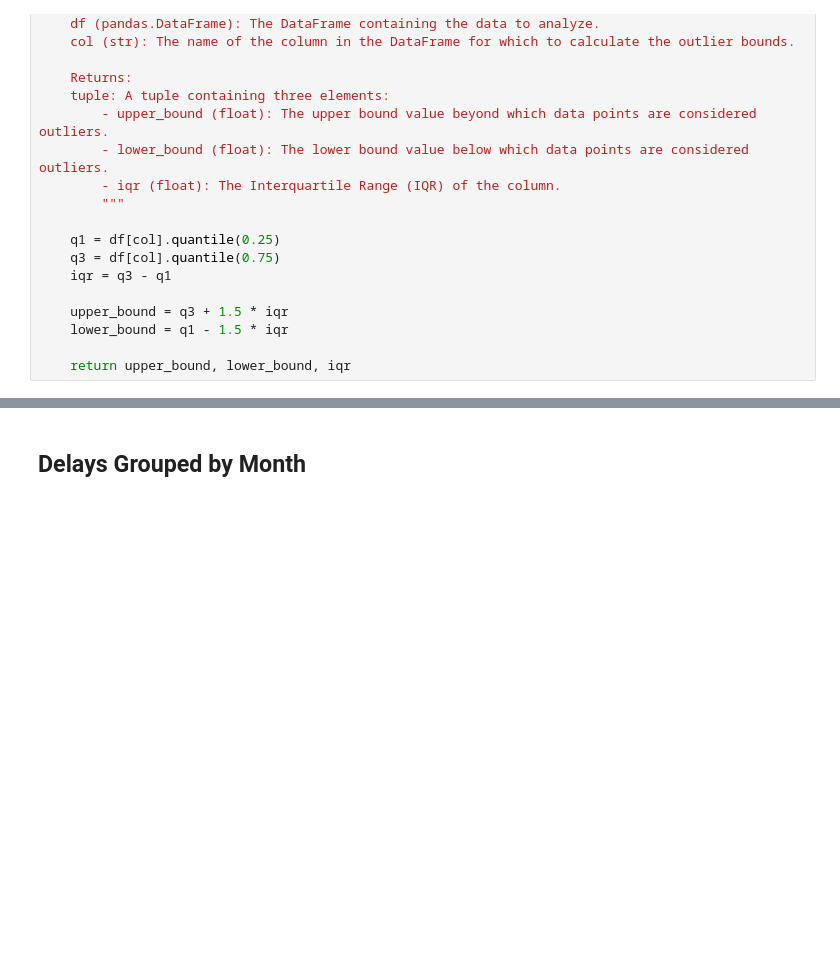
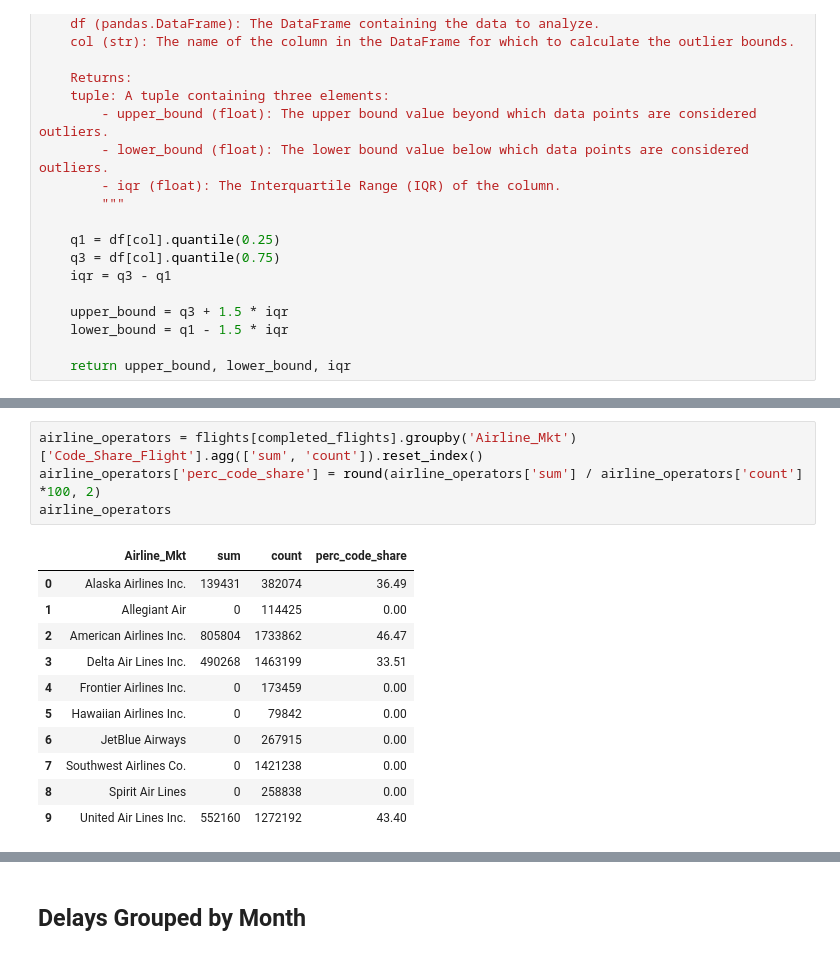
Before and after one commit to dezertdweller/flight-cancellations, a Jupyter notebook: notebooks/exploratory-data-analysis.ipynb, the cells around one changed output, grey strips where cells are left out. Saved outputs shown, nothing was run; the diff lists cells and outputs as text; blank space fills up the shorter version.

```diff
--- a/notebooks/exploratory-data-analysis.ipynb
+++ b/notebooks/exploratory-data-analysis.ipynb
@@ -334,0 +636,16 @@ Although earlier we saw flight departures and arrivals can have some long delays
+# %%
+airline_operators = flights[completed_flights].groupby('Airline_Mkt')['Code_Share_Flight'].agg(['sum', 'count']).reset_index()
+airline_operators['perc_code_share'] = round(airline_operators['sum'] / airline_operators['count'] *100, 2)
+airline_operators
+# %% [output]
+|  | Airline_Mkt | sum | count | perc_code_share |
+| 0 | Alaska Airlines Inc. | 139431 | 382074 | 36.49 |
+| 1 | Allegiant Air | 0 | 114425 | 0.00 |
+| 2 | American Airlines Inc. | 805804 | 1733862 | 46.47 |
+| 3 | Delta Air Lines Inc. | 490268 | 1463199 | 33.51 |
+| 4 | Frontier Airlines Inc. | 0 | 173459 | 0.00 |
+| 5 | Hawaiian Airlines Inc. | 0 | 79842 | 0.00 |
+| 6 | JetBlue Airways | 0 | 267915 | 0.00 |
+| 7 | Southwest Airlines Co. | 0 | 1421238 | 0.00 |
+| 8 | Spirit Air Lines | 0 | 258838 | 0.00 |
+| 9 | United Air Lines Inc. | 552160 | 1272192 | 43.40 |
```
Also changed, not shown: parts of 64 cells of this notebook.
